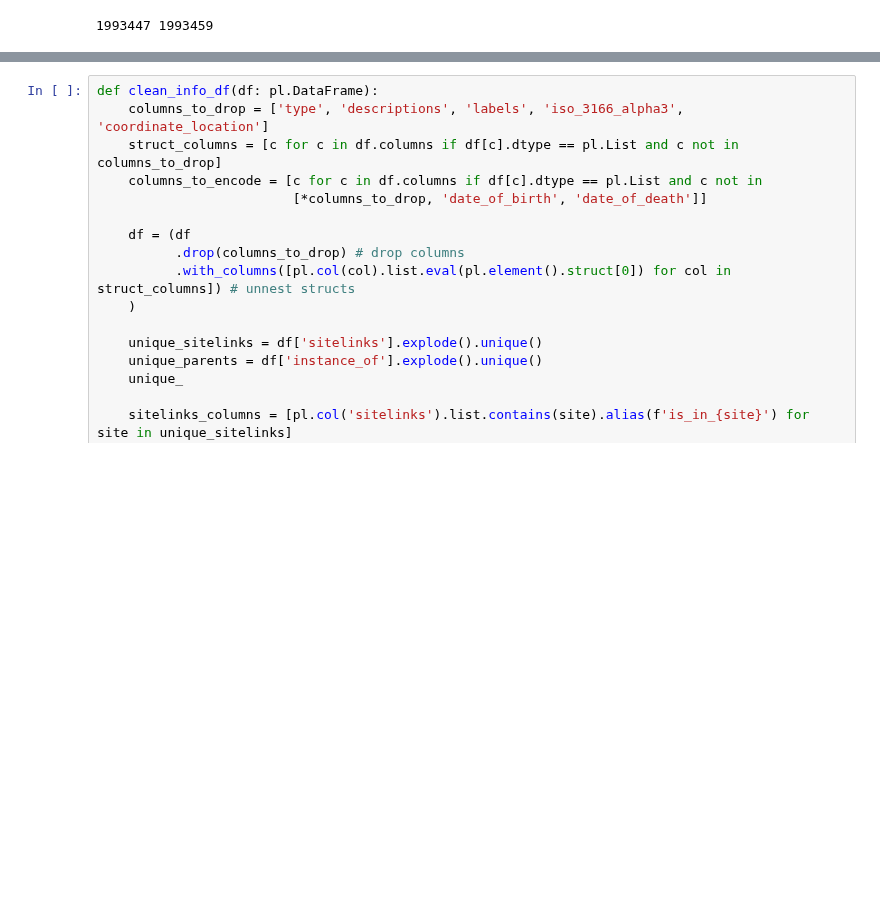
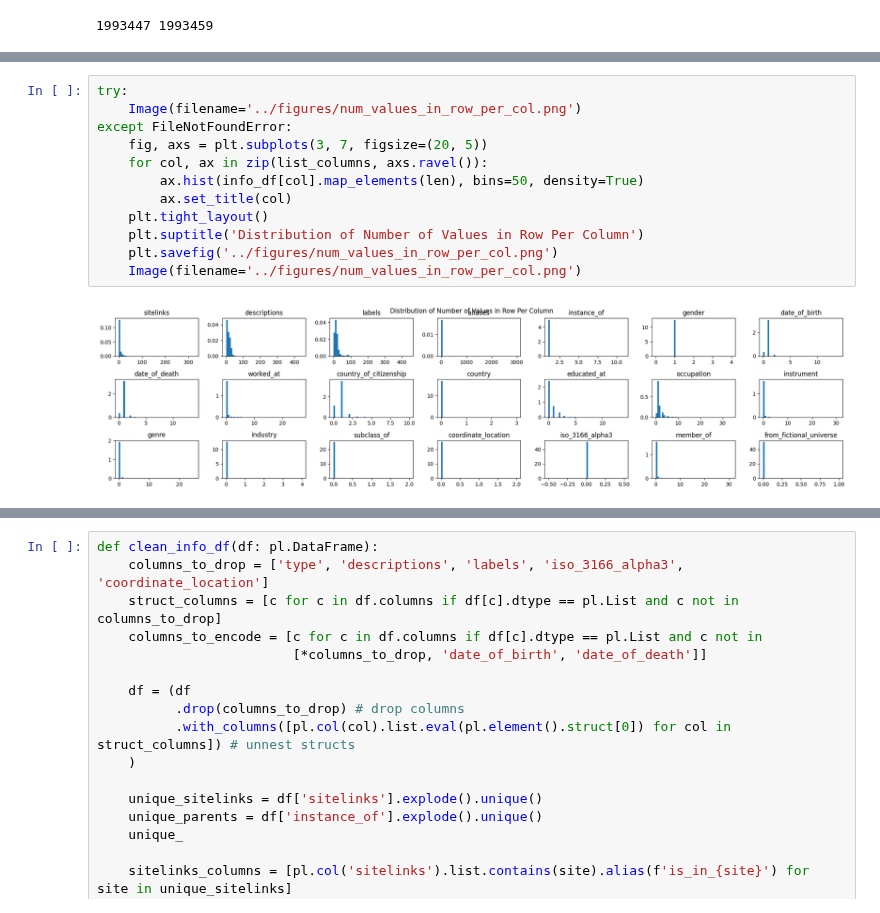
Before and after one commit to MNetanel/wikipedia-people-page-views-patterns, a Jupyter notebook: notebooks/wikipedia_pageviews_project.ipynb, the cells around one changed output, grey strips where cells are left out. Drawn from its saved outputs; the diff is of its cells as text; blank space fills up the shorter version.

```diff
--- a/notebooks/wikipedia_pageviews_project.ipynb
+++ b/notebooks/wikipedia_pageviews_project.ipynb
@@ -448,3 +490,17 @@ shape: (5, 2)
+# %%
+try:
+    Image(filename='../figures/num_values_in_row_per_col.png')
+except FileNotFoundError:
+    fig, axs = plt.subplots(3, 7, figsize=(20, 5))
+    for col, ax in zip(list_columns, axs.ravel()):
+        ax.hist(info_df[col].map_elements(len), bins=50, density=True)
+        ax.set_title(col)
+    plt.tight_layout()
+    plt.suptitle('Distribution of Number of Values in Row Per Column')
+    plt.savefig('../figures/num_values_in_row_per_col.png')
+    Image(filename='../figures/num_values_in_row_per_col.png')
+# %% [output]
+[figure, added]
 # %% [markdown]
 **Observations:**
 There are a few types of columns:
```
Also changed, not shown: parts of 28 cells of this notebook, 1 other file.
